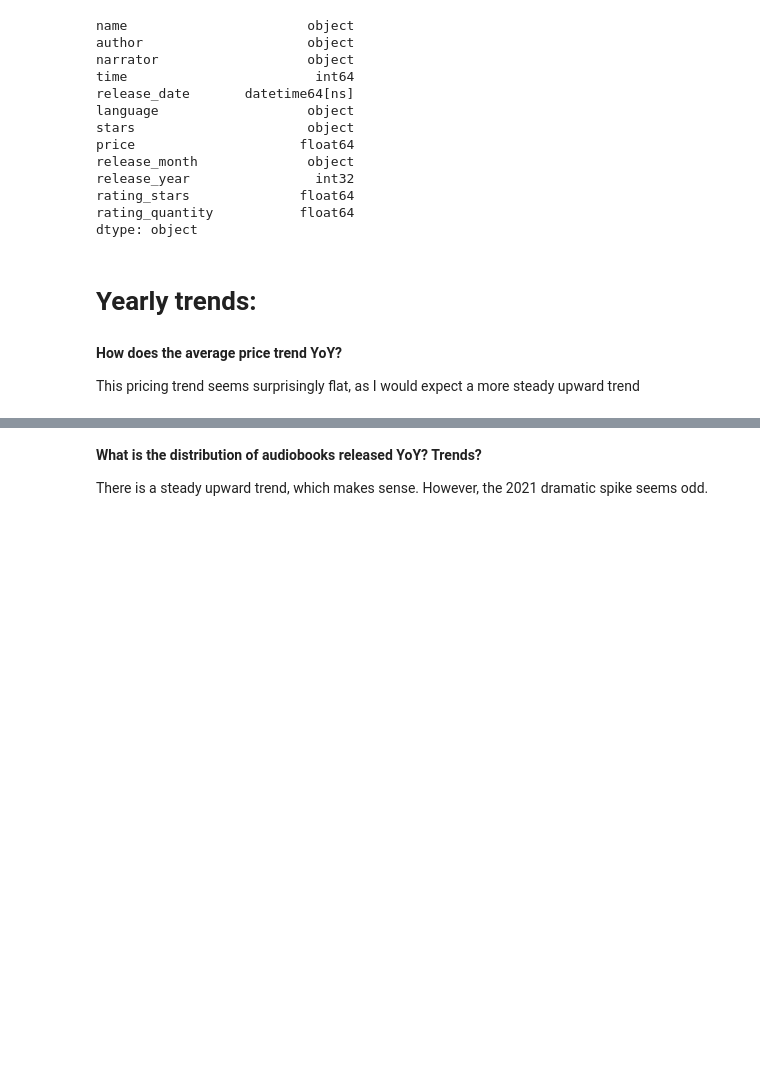
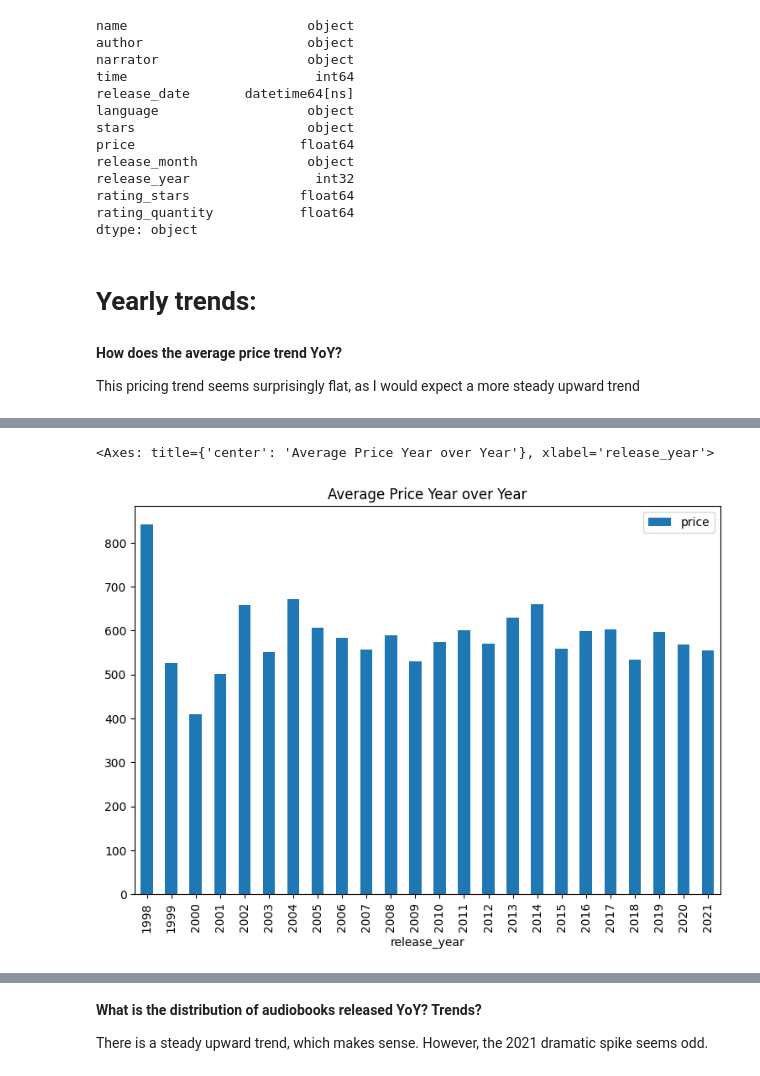
Before and after one commit to ccdatapdx/Data-Analysis, a Jupyter notebook: audible-data-cleaning-analysis.ipynb, the cells around one changed output, grey strips where cells are left out. Saved outputs shown, nothing was run; the diff lists cells and outputs as text; code cells hidden in the pictures; blank space fills up the shorter version.

```diff
--- a/audible-data-cleaning-analysis.ipynb
+++ b/audible-data-cleaning-analysis.ipynb
@@ -308,7 +308,10 @@ price_avg = df.loc[:, ['price','release_year']]
 
 price_avg = price_avg.groupby('release_year',as_index=False)['price'].mean()
 
-fig = px.bar(price_avg, x='release_year',y='price')
-
-fig.show()
+price_avg.plot(kind='bar',
+               x='release_year',
+               y='price',
+               title='Average Price Year over Year',
+               figsize=(9,6)
+              )
 # %% [output]
@@ -315,0 +318,2 @@ fig.show()
+<Axes: title={'center': 'Average Price Year over Year'}, xlabel='release_year'>
+[figure, added]
```
Also changed, not shown: parts of 11 cells of this notebook.
